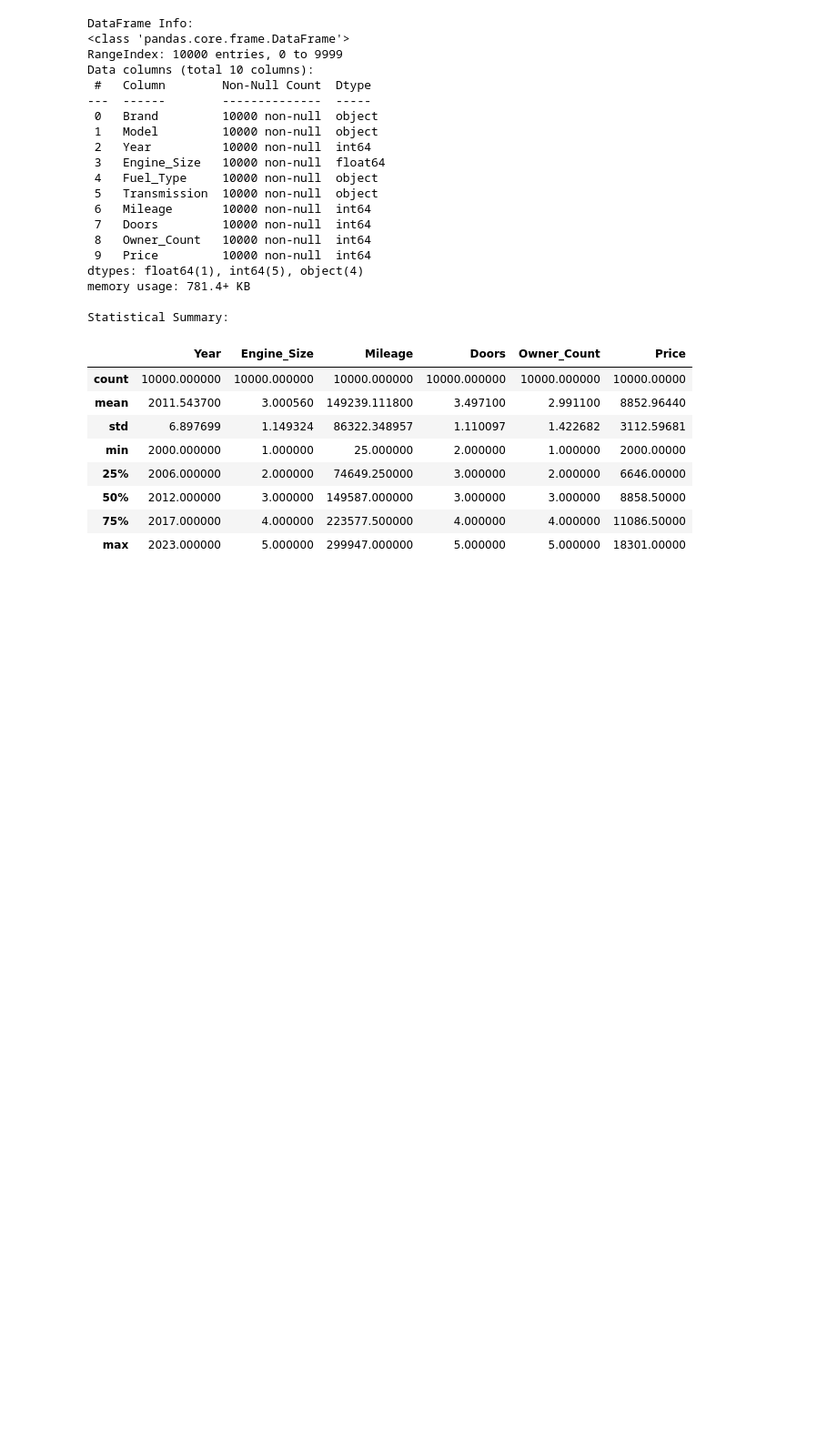
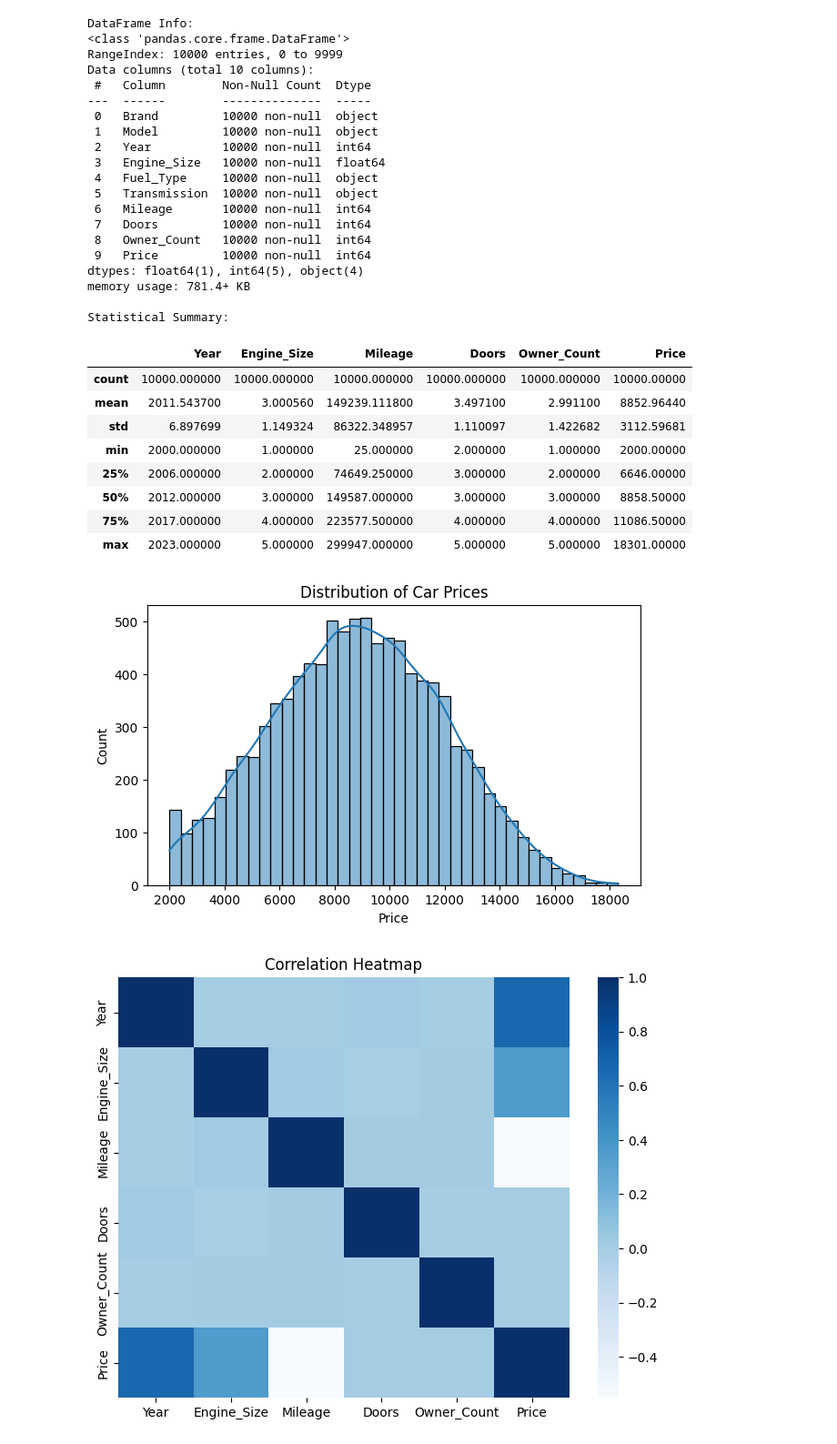
Before and after one commit to thilankajayathilaka/CarPriceAnalysis, a Jupyter notebook: CarPrice_Analysis.ipynb, the cells around one changed output. Shown at 91% size. Cells and saved outputs as stored; diff of their text form; code cells hidden in the pictures; blank space fills up the shorter version.

Commit message:
Exploratory Data Analysis

```diff
--- a/CarPrice_Analysis.ipynb
+++ b/CarPrice_Analysis.ipynb
@@ -49,3 +49,30 @@ Statistical Summary:
 | 50% | 2012.000000 | 3.000000 | 149587.000000 | 3.000000 | 3.000000 | 8858.50000 |
 | 75% | 2017.000000 | 4.000000 | 223577.500000 | 4.000000 | 4.000000 | 11086.50000 |
 | max | 2023.000000 | 5.000000 | 299947.000000 | 5.000000 | 5.000000 | 18301.00000 |
+# %%
+import seaborn as sns
+import matplotlib.pyplot as plt
+
+# 1. Distribution of Price
+if 'Price' in df.columns:
+    plt.figure(figsize=(7,4))
+    sns.histplot(df['Price'], kde=True)
+    plt.title('Distribution of Car Prices')
+    plt.show()
+
+# 2. Correlation heatmap (for numeric columns)
+corr = df.corr(numeric_only=True)
+plt.figure(figsize=(8,6))
+sns.heatmap(corr, cmap='Blues', annot=False)
+plt.title('Correlation Heatmap')
+plt.show()
+
+# 3. Scatter plot for Price vs Mileage (if these columns exist)
+if 'Mileage' in df.columns:
+    plt.figure(figsize=(6,4))
+    sns.scatterplot(x='Mileage', y='Price', data=df)
+    plt.title('Price vs Mileage')
+    plt.show()
+# %% [output]
+[figure, added]
+[figure, added]
```
Also changed, not shown: parts of 1 cell of this notebook, 1 other file.
